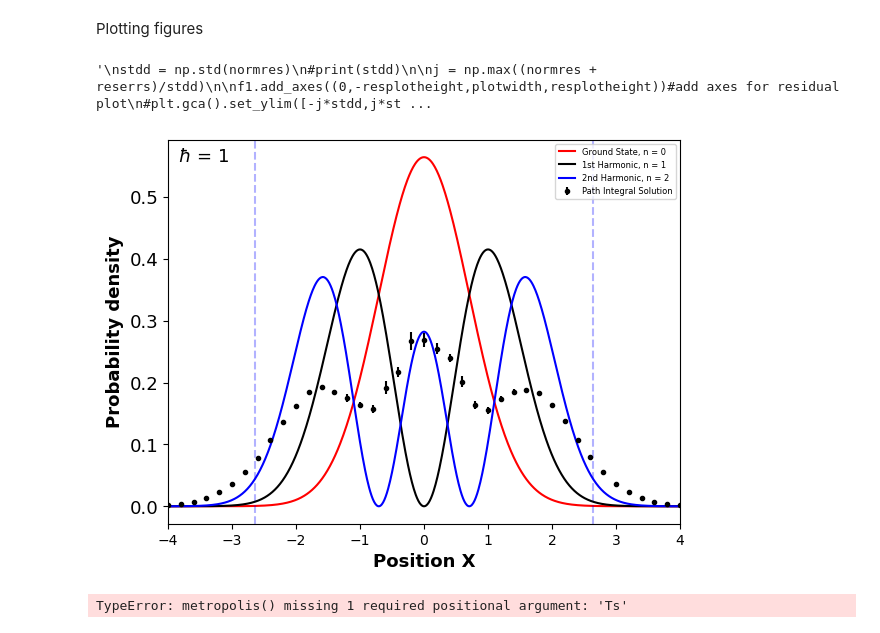
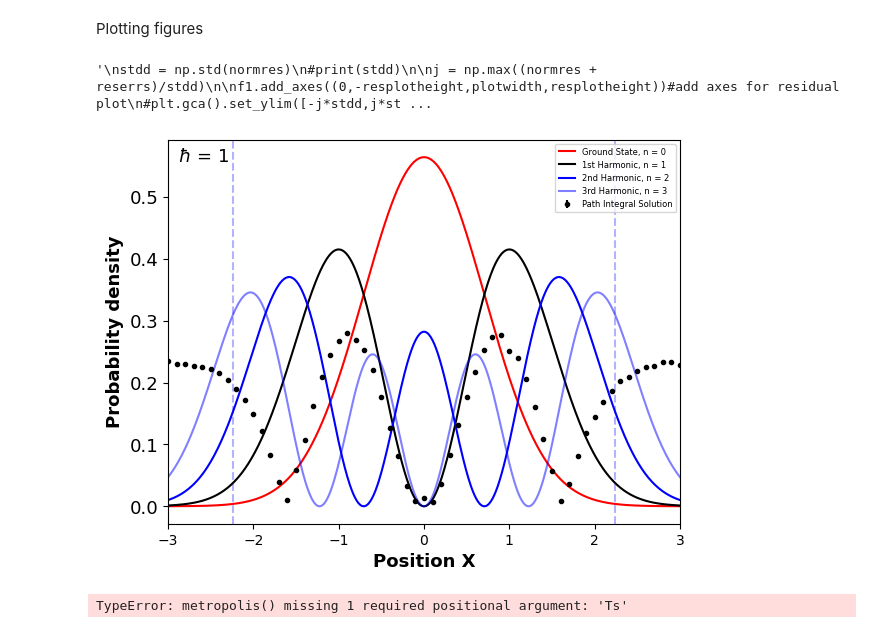
Before and after one commit to Wildeofthewest1/ProjectRepo, a Jupyter notebook: FeynmanPathIntegralJUPYTER.ipynb, the cells around one changed output. Cells and saved outputs as stored; diff of their text form; code cells hidden in the pictures.

Commit message:
First harmonic fixed

```diff
--- a/FeynmanPathIntegralJUPYTER.ipynb
+++ b/FeynmanPathIntegralJUPYTER.ipynb
@@ -3948,5 +3945,3 @@ values1 = ([7.78638064e-06, 8.57602418e-06, 1.19554586e-05, 1.54338737e-05,
        2.01322158e-06, 1.93047152e-06, 1.29366345e-06, 9.94514094e-07,
        7.28549155e-07, 5.58576005e-07, 4.12789684e-07, 3.37770899e-07,
        2.41081307e-07])
-# %%
-values2 = errors
@@ -4047,19 +4044,19 @@ def threedplot(X,Y,Z,azimuth,elevation,xtitle,ytitle,ztitle,col):
 
     plt.show()
 # %%
-X = np.arange(xi,0.05-xi,0.05)#xs
-Y = paths_list
-Z = errors
+#X = np.arange(xi,0.05-xi,0.05)#xs
+#Y = paths_list
+#Z = errors
 
 #threedplot(X,Y,Z,45,45,"Position X","Number Of Paths","RMS Error","viridis")
 
 #threedplot(X,np.log(Y),np.log(Z))
-FWHMs = []
-for i in range(len(paths_list)):
-    sigma = np.std(np.log(errors[i]))
-    FWHMs.append(2*np.sqrt(2*np.log(2))*sigma)
+#FWHMs = []
+#for i in range(len(paths_list)):
+#    sigma = np.std(np.log(errors[i]))
+#    FWHMs.append(2*np.sqrt(2*np.log(2))*sigma)
 
-FWHM = np.mean(FWHMs)
-FWHMerr = np.std(FWHMs)/np.sqrt(len(paths_list))
+#FWHM = np.mean(FWHMs)
+#FWHMerr = np.std(FWHMs)/np.sqrt(len(paths_list))
 
-print("FWHM = {} +- {}".format(FWHM,FWHMerr))
+#print("FWHM = {} +- {}".format(FWHM,FWHMerr))
@@ -4089,12 +4084,16 @@ def average(num_trials, paths1, Ts1, Ts2, Ts3, Ts4):
 # %%
 
 num_trls = 10 #num_trls is the same as Ncf
-num_pths = 10
+num_pths = 1000
 
-T = 7
-T2 = 6.9
-T3 = 7
-T4 = 20
+#T = 15, T2 = 4.5 is good for first harmonic
+#Seems that T1 is not as important as T2 for determining which harmonics arrre surpressed?
+#nevermind T1 is still important, I think this whole thing is just choosing the correct T values maybe?
+#works for first excited state, now trying for second, might take a while -_-
+T = 14
+T2 = 5
+T3 = 14
+T4 = 0.01
 
 ys, yerrs = average(num_trls,num_pths,T,T2,T3,T4)# average(NumberOfAverages,NumberOfPaths)
 #ys1, yerrs1 = average1(num_trls,num_pths)
@@ -4234,7 +4233,7 @@ plt.plot(xsFine,firstHarmonic(xsFine), color = line_Colors[2], label = "1st Harm
 
 plt.plot(xsFine,secondHarmonic(xsFine), color = line_Colors[1], label = "2nd Harmonic, n = 2")#plot the second harmonic analytical solution
 
-#plt.plot(xsFine,thirdHarmonic(xsFine), color = line_Colors[1],label = "3rd Harmonic, n = 3")#plot the third harmonic analytical solution
+plt.plot(xsFine,thirdHarmonic(xsFine), color = line_Colors[1],label = "3rd Harmonic, n = 3", alpha = 0.5)#plot the third harmonic analytical solution
 
 #plt.plot(xsFine,tenthHarmonic(xsFine), color = line_Colors[3],label = "10th Harmonic, n = 10")#plot the tenth harmonic analytical solution
 
@@ -4303,34 +4302,34 @@ plt.axhline(0,color=line_Colors[2], linestyle='dashed', alpha = 1)
 
 x = np.linspace(-j*stdd,j*stdd,100)
 mean = 0#statistics.mean(normres)
 sd = statistics.stdev(normres)
 
 
 f1.add_axes((plotwidth,-resplotheight,histplotwidth,resplotheight))#add axes for histogram plot
 plt.gca().set_ylim([-j*stdd,j*stdd])
 plt.gca().axes.get_yaxis().set_ticks([])
 plt.gca().axes.get_xaxis().set_ticks([0.2])
 plt.yticks(fontsize = textsize)
 plt.xticks(fontsize = textsize)
 plt.xlabel("Probability\nDensity", fontsize = textsize, weight = "bold")
 histrange = np.arange(-j*stdd,(j+1)*stdd,stdd)
 
 plt.hist(normres, histrange, density=True, orientation = "horizontal", color = line_Colors[1], alpha = 0.4)
 plt.plot( norm.pdf(x, mean, sd), x, color = line_Colors[1])
 
 
 #actionarray = metropolis(100,0)
 #plt.plot(np.arange(0,100,1),actionarray)
 print("mean of residuals = {}".format(np.mean(normres)))#Should be 0, else T is not correct
 #print(sd)
 #print(np.mean(normres)/sd)
 #print(np.sqrt(2))
 plt.show()
 
 """
 # %% [output]
 '\nstdd = np.std(normres)\n#print(stdd)\n\nj = np.max((normres + reserrs)/stdd)\n\nf1.add_axes((0,-resplotheight,plotwidth,resplotheight))#add axes for residual plot\n#plt.gca().set_ylim([-j*stdd,j*st ...
-[figure, old version]
+[figure, new version]
 # %%
 data = [metropolis(50, x) for x in xs]
 
```
Also changed, not shown: parts of 7 cells of this notebook.
